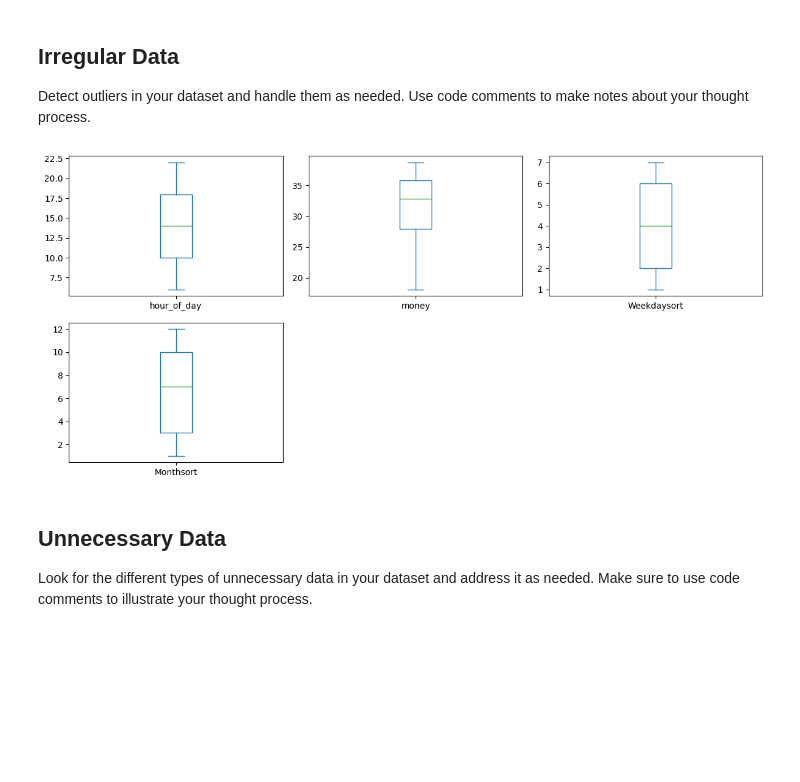
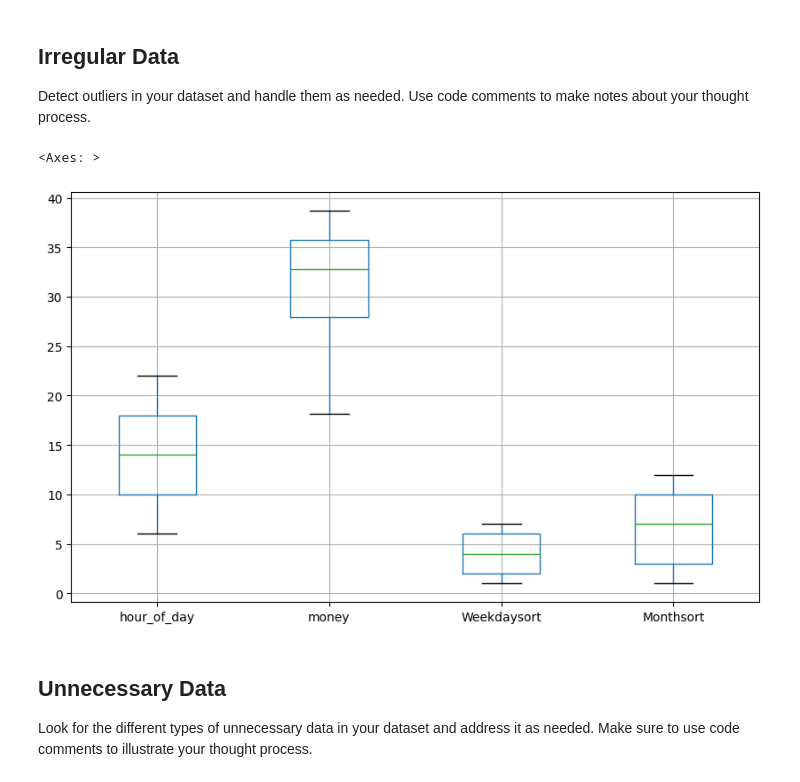
Before and after one commit to melharbaugh/cleaning-data-checkpoint, a Jupyter notebook: checkpoint-three.ipynb, the cells around one changed output. Cells and saved outputs as stored; diff of their text form; code cells hidden in the pictures; blank space fills up the shorter version.

```diff
--- a/checkpoint-three.ipynb
+++ b/checkpoint-three.ipynb
@@ -62,12 +62,11 @@ dtype: int64
 ## Irregular Data
 
 Detect outliers in your dataset and handle them as needed. Use code comments to make notes about your thought process.
-# %%
-df.select_dtypes(include='number').plot(kind='box', subplots=True, layout=(3,3), figsize=(12,8))
-plt.tight_layout()
-plt.show()
-# %% [output]
-[figure, removed]
+# %%
+df.boxplot(figsize=(10,6))
+# %% [output]
+<Axes: >
+[figure, added]
 # %% [markdown]
 ## Unnecessary Data
 
```
Also changed, not shown: parts of 1 cell of this notebook.
